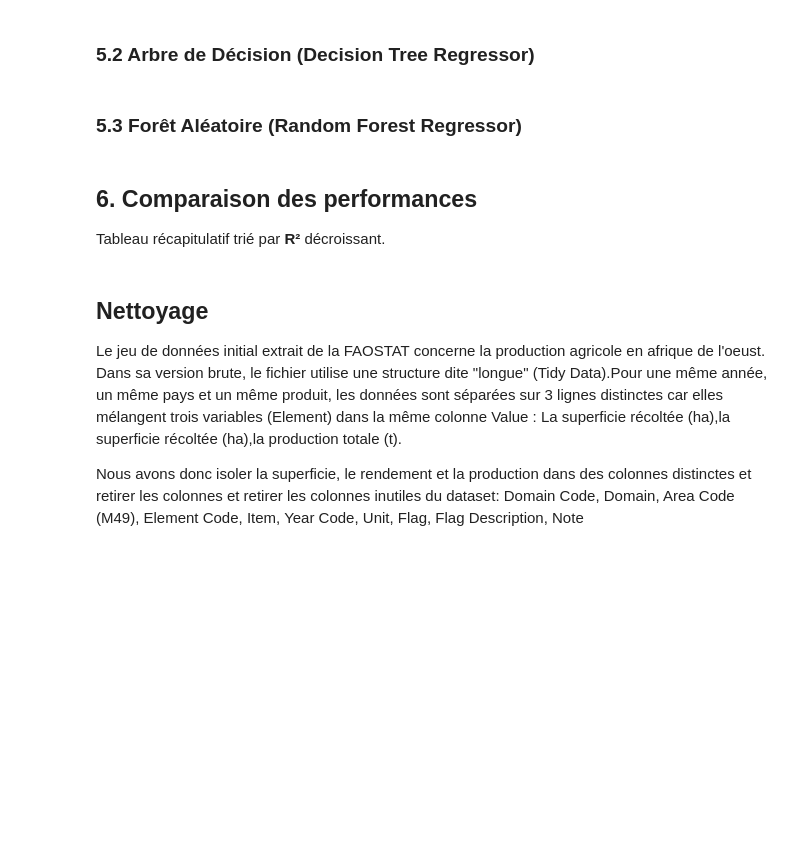
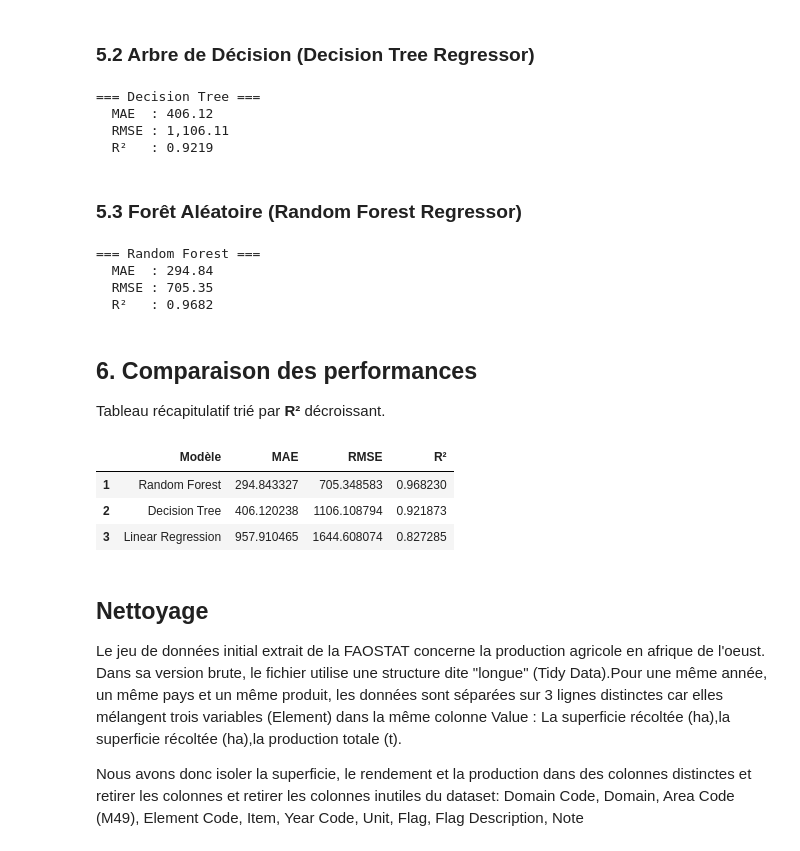
Before and after one commit to Larissa574/AgroPredict-Africa, a Jupyter notebook: notebooks/agropredict_africa .ipynb, the cells around one changed output. Drawn from its saved outputs; the diff is of its cells as text; code cells hidden in the pictures; blank space fills up the shorter version.

Commit message:
Fix notebook comparison metrics

```diff
--- a/notebooks/agropredict_africa .ipynb
+++ b/notebooks/agropredict_africa .ipynb
@@ -326,20 +338,18 @@ model_rf = RandomForestRegressor(
 # %% [markdown]
 ### 5.1 Régression Linéaire (Linear Regression)
 # %%
-# Entraînement du modèle
-model_lr.fit(X_train, y_train)
+from sklearn.metrics import mean_absolute_error, mean_squared_error, r2_score
+import numpy as np
 
-# Prédictions
-y_pred_lr = model_lr.predict(X_test)
+pipe_lr.fit(X_train, y_train)
+y_pred_lr = pipe_lr.predict(X_test)
 
-# Évaluation
 mae_lr  = mean_absolute_error(y_test, y_pred_lr)
 rmse_lr = np.sqrt(mean_squared_error(y_test, y_pred_lr))
 r2_lr   = r2_score(y_test, y_pred_lr)
 
-# Résultats
 print("=== Linear Regression ===")
-print(f"MAE  : {mae_lr:,.2f}")
-print(f"RMSE : {rmse_lr:,.2f}")
-print(f"R²   : {r2_lr:.4f}")
+print(f"  MAE  : {mae_lr:,.2f}")
+print(f"  RMSE : {rmse_lr:,.2f}")
+print(f"  R²   : {r2_lr:.4f}")
 # %% [output]
@@ -348,60 +360,65 @@ LinearRegression does not accept missing values encoded as NaN natively. For sup
 # %% [markdown]
 ### 5.2 Arbre de Décision (Decision Tree Regressor)
 # %%
-# Entraînement
-model_dt.fit(X_train, y_train)
+pipe_dt.fit(X_train, y_train)
+y_pred_dt = pipe_dt.predict(X_test)
 
-# Prédictions
-y_pred_dt = model_dt.predict(X_test)
-
-# Évaluation
 mae_dt  = mean_absolute_error(y_test, y_pred_dt)
 rmse_dt = np.sqrt(mean_squared_error(y_test, y_pred_dt))
 r2_dt   = r2_score(y_test, y_pred_dt)
 
-# Résultats
-print("\n=== Decision Tree Regressor ===")
-print(f"MAE  : {mae_dt:,.2f}")
-print(f"RMSE : {rmse_dt:,.2f}")
-print(f"R²   : {r2_dt:.4f}")
+print("=== Decision Tree ===")
+print(f"  MAE  : {mae_dt:,.2f}")
+print(f"  RMSE : {rmse_dt:,.2f}")
+print(f"  R²   : {r2_dt:.4f}")
+# %% [output]
+=== Decision Tree ===
+  MAE  : 406.12
+  RMSE : 1,106.11
+  R²   : 0.9219
 # %% [markdown]
 ### 5.3 Forêt Aléatoire (Random Forest Regressor)
 # %%
-# Entraînement
-model_rf.fit(X_train, y_train)
+pipe_rf.fit(X_train, y_train)
+y_pred_rf = pipe_rf.predict(X_test)
 
-# Prédictions
-y_pred_rf = model_rf.predict(X_test)
-
-# Évaluation
 mae_rf  = mean_absolute_error(y_test, y_pred_rf)
 rmse_rf = np.sqrt(mean_squared_error(y_test, y_pred_rf))
 r2_rf   = r2_score(y_test, y_pred_rf)
 
-# Résultats
-print("\n=== Random Forest Regressor ===")
-print(f"MAE  : {mae_rf:,.2f}")
-print(f"RMSE : {rmse_rf:,.2f}")
-print(f"R²   : {r2_rf:.4f}")
+print("=== Random Forest ===")
+print(f"  MAE  : {mae_rf:,.2f}")
+print(f"  RMSE : {rmse_rf:,.2f}")
+print(f"  R²   : {r2_rf:.4f}")
+# %% [output]
+=== Random Forest ===
+  MAE  : 294.84
+  RMSE : 705.35
+  R²   : 0.9682
 # %% [markdown]
 ## 6. Comparaison des performances
 
 Tableau récapitulatif trié par **R²** décroissant.
 # %%
+import pandas as pd
+
 results = pd.DataFrame({
     "Modèle": ["Linear Regression", "Decision Tree", "Random Forest"],
-    "MAE":    [mae_lr,  mae_dt,  mae_rf],
-    "RMSE":   [rmse_lr, rmse_dt, rmse_rf],
-    "R²":     [r2_lr,   r2_dt,   r2_rf]
+    "MAE":  [mae_lr, mae_dt, mae_rf],
+    "RMSE": [rmse_lr, rmse_dt, rmse_rf],
+    "R²":   [r2_lr, r2_dt, r2_rf]
 })
 
+# Tri
 results = results.sort_values("R²", ascending=False).reset_index(drop=True)
 results.index += 1
-results["MAE"]  = results["MAE"].map("{:,.2f}".format)
-results["RMSE"] = results["RMSE"].map("{:,.2f}".format)
-results["R²"]   = results["R²"].map("{:.4f}".format)
 
 display(results)
+# %% [output]
+|  | Modèle | MAE | RMSE | R² |
+| 1 | Random Forest | 294.843327 | 705.348583 | 0.968230 |
+| 2 | Decision Tree | 406.120238 | 1106.108794 | 0.921873 |
+| 3 | Linear Regression | 957.910465 | 1644.608074 | 0.827285 |
 # %% [markdown]
 ## Nettoyage
 Le jeu de données initial extrait de la FAOSTAT concerne la production agricole en afrique de l'oeust. Dans sa version brute, le fichier utilise une structure dite "longue" (Tidy Data).Pour une même année, un même pays et un même produit, les données sont séparées sur 3 lignes distinctes car elles mélangent trois variables (Element) dans la même colonne Value : La superficie récoltée (ha),la superficie récoltée (ha),la production totale (t).
```
Also changed, not shown: parts of 3 cells of this notebook.
